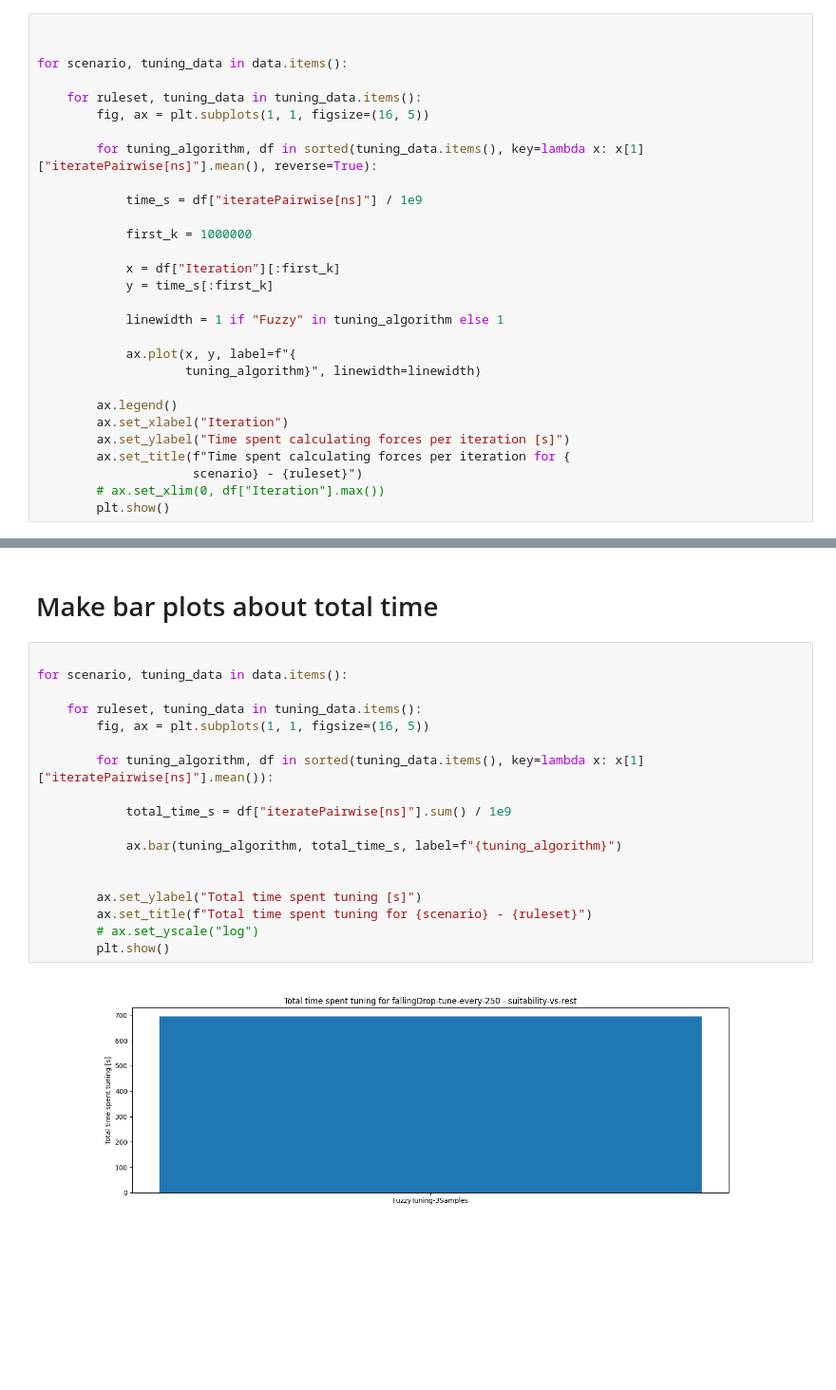
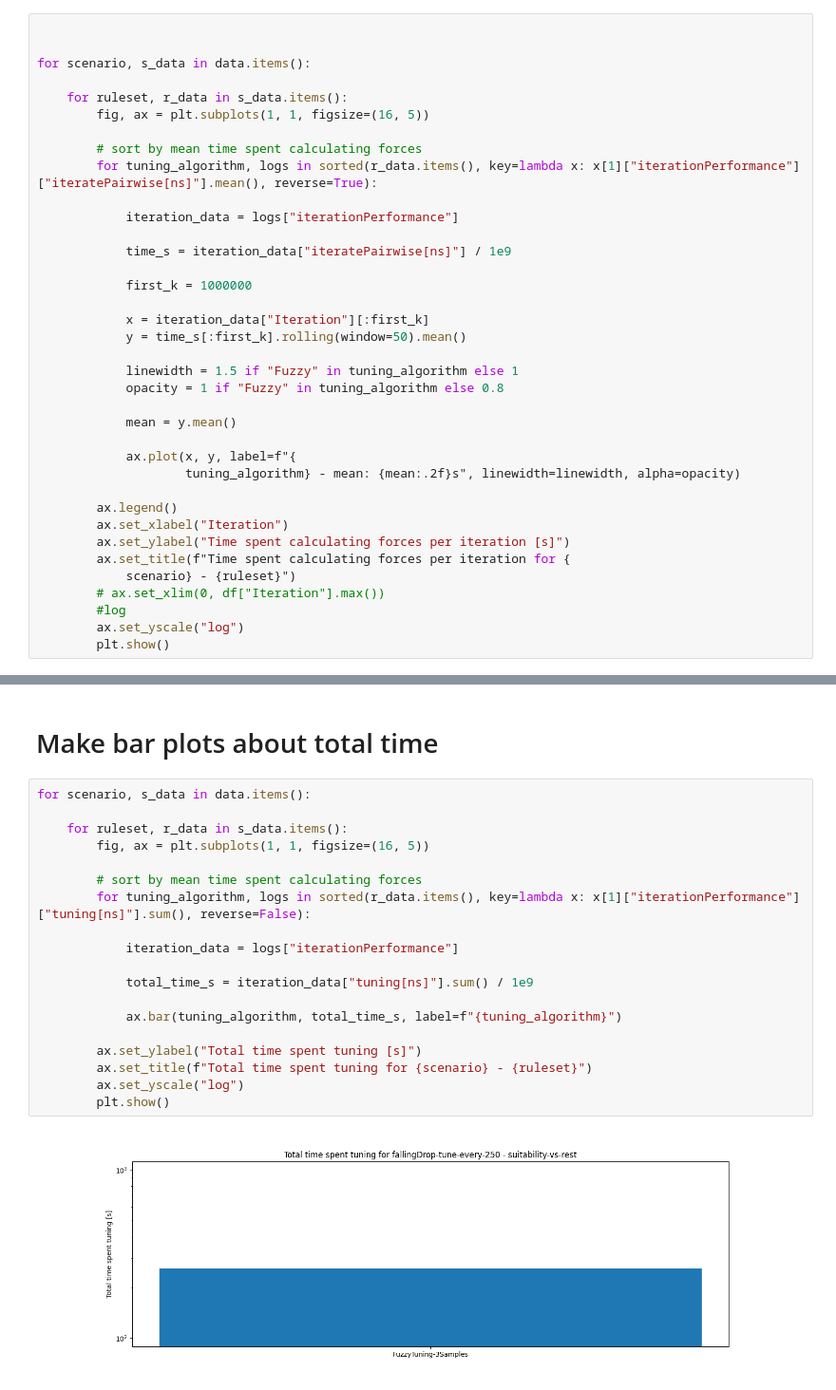
Before and after one commit to ManuelLerchner/AutoPas-FuzzyTuning-Bachelor-Thesis, a Jupyter notebook: data-analysis/benchmark/wsl2/plot-timings.ipynb, the cells around one changed output, grey strips where cells are left out. Shown at 95% size. Cells and saved outputs as stored; diff of their text form; blank space fills up the shorter version.

Commit message:
add more data, do analysis

```diff
--- a/data-analysis/benchmark/wsl2/plot-timings.ipynb
+++ b/data-analysis/benchmark/wsl2/plot-timings.ipynb
@@ -83,30 +91,38 @@ df.describe()
 # %%
 
 
-for scenario, tuning_data in data.items():
+for scenario, s_data in data.items():
 
-    for ruleset, tuning_data in tuning_data.items():
+    for ruleset, r_data in s_data.items():
         fig, ax = plt.subplots(1, 1, figsize=(16, 5))
 
-        for tuning_algorithm, df in sorted(tuning_data.items(), key=lambda x: x[1]["iteratePairwise[ns]"].mean(), reverse=True):
+        # sort by mean time spent calculating forces
+        for tuning_algorithm, logs in sorted(r_data.items(), key=lambda x: x[1]["iterationPerformance"]["iteratePairwise[ns]"].mean(), reverse=True):
 
-            time_s = df["iteratePairwise[ns]"] / 1e9
+            iteration_data = logs["iterationPerformance"]
+
+            time_s = iteration_data["iteratePairwise[ns]"] / 1e9
 
             first_k = 1000000
 
-            x = df["Iteration"][:first_k]
-            y = time_s[:first_k]
+            x = iteration_data["Iteration"][:first_k]
+            y = time_s[:first_k].rolling(window=50).mean()
 
-            linewidth = 1 if "Fuzzy" in tuning_algorithm else 1
+            linewidth = 1.5 if "Fuzzy" in tuning_algorithm else 1
+            opacity = 1 if "Fuzzy" in tuning_algorithm else 0.8
+
+            mean = y.mean()
 
             ax.plot(x, y, label=f"{
-                    tuning_algorithm}", linewidth=linewidth)
+                    tuning_algorithm} - mean: {mean:.2f}s", linewidth=linewidth, alpha=opacity)
 
         ax.legend()
         ax.set_xlabel("Iteration")
         ax.set_ylabel("Time spent calculating forces per iteration [s]")
         ax.set_title(f"Time spent calculating forces per iteration for {
-                     scenario} - {ruleset}")
+            scenario} - {ruleset}")
         # ax.set_xlim(0, df["Iteration"].max())
+        #log
+        ax.set_yscale("log")
         plt.show()
 # %% [output]
@@ -115,22 +132,23 @@ for scenario, tuning_data in data.items():
 # %% [markdown]
 # Make bar plots about total time
 # %%
+for scenario, s_data in data.items():
 
-for scenario, tuning_data in data.items():
-
-    for ruleset, tuning_data in tuning_data.items():
+    for ruleset, r_data in s_data.items():
         fig, ax = plt.subplots(1, 1, figsize=(16, 5))
 
-        for tuning_algorithm, df in sorted(tuning_data.items(), key=lambda x: x[1]["iteratePairwise[ns]"].mean()):
+        # sort by mean time spent calculating forces
+        for tuning_algorithm, logs in sorted(r_data.items(), key=lambda x: x[1]["iterationPerformance"]["tuning[ns]"].sum(), reverse=False):
 
-            total_time_s = df["iteratePairwise[ns]"].sum() / 1e9
+            iteration_data = logs["iterationPerformance"]
+
+            total_time_s = iteration_data["tuning[ns]"].sum() / 1e9
 
             ax.bar(tuning_algorithm, total_time_s, label=f"{tuning_algorithm}")
 
-
         ax.set_ylabel("Total time spent tuning [s]")
         ax.set_title(f"Total time spent tuning for {scenario} - {ruleset}")
-        # ax.set_yscale("log")
+        ax.set_yscale("log")
         plt.show()
 # %% [output]
-[figure, old version]
+[figure, new version]
```
Also changed, not shown: parts of 5 cells of this notebook, 24 other files.
